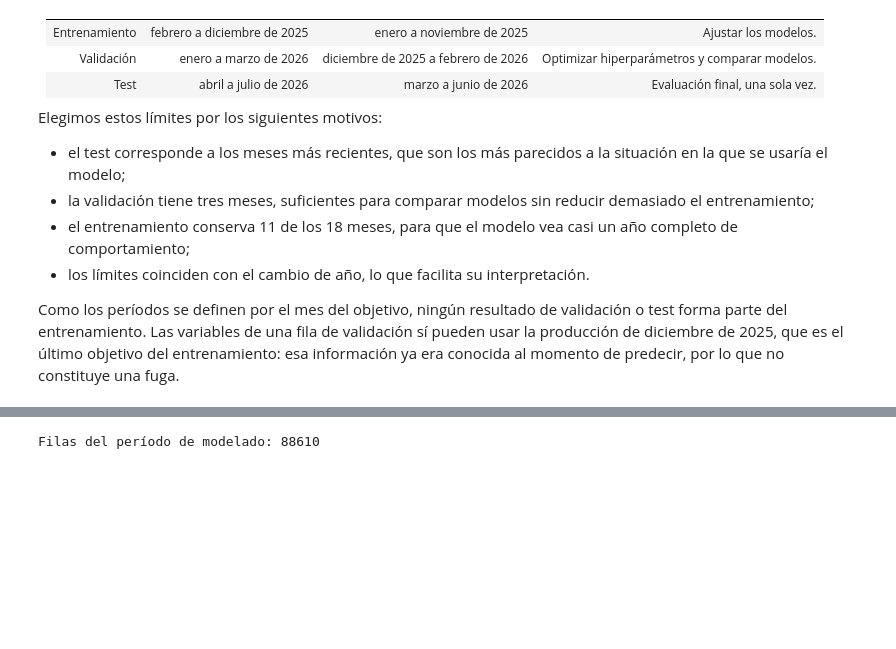
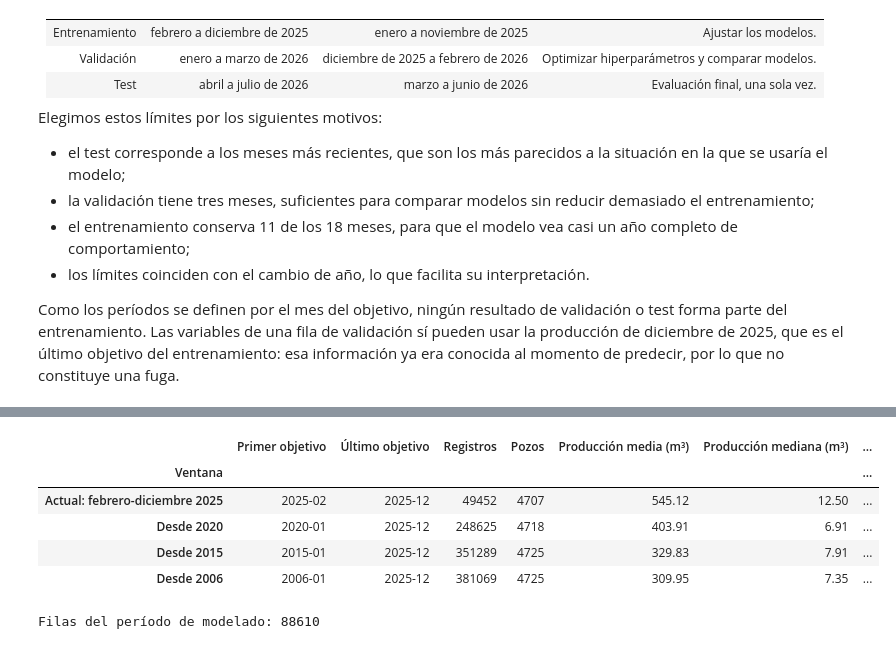
Before and after one commit to alexParedes027/oil-production-prediction, a Jupyter notebook: notebooks/03_feature_engineering.ipynb, the cells around one changed output, grey strips where cells are left out. Saved outputs shown, nothing was run; the diff lists cells and outputs as text; code cells hidden in the pictures; blank space fills up the shorter version.

```diff
--- a/notebooks/03_feature_engineering.ipynb
+++ b/notebooks/03_feature_engineering.ipynb
@@ -680,3 +737,54 @@ Como los períodos se definen por el mes del objetivo, ningún resultado de vali
+# %%
+# Comparamos el tamaño y la distribución de las ventanas candidatas.
+# En todos los casos, los objetivos terminan en diciembre de 2025.
+fin_entrenamiento_candidato = pd.Timestamp("2025-12-01")
+
+ventanas_entrenamiento = {
+    "Actual: febrero-diciembre 2025": pd.Timestamp("2025-02-01"),
+    "Desde 2020": pd.Timestamp("2020-01-01"),
+    "Desde 2015": pd.Timestamp("2015-01-01"),
+    "Desde 2006": pd.Timestamp("2006-01-01"),
+}
+
+resumen_ventanas = []
+
+for nombre, inicio in ventanas_entrenamiento.items():
+    datos_ventana = objetivos_historicos.loc[
+        objetivos_historicos["mes_objetivo"].between(
+            inicio,
+            fin_entrenamiento_candidato,
+        )
+    ]
+
+    resumen_ventanas.append({
+        "Ventana": nombre,
+        "Primer objetivo": inicio.strftime("%Y-%m"),
+        "Último objetivo": fin_entrenamiento_candidato.strftime("%Y-%m"),
+        "Registros": len(datos_ventana),
+        "Pozos": datos_ventana["idpozo"].nunique(),
+        "Producción media (m³)": (
+            datos_ventana["prod_pet_mes_siguiente"].mean()
+        ),
+        "Producción mediana (m³)": (
+            datos_ventana["prod_pet_mes_siguiente"].median()
+        ),
+        "Producción igual a cero (%)": (
+            datos_ventana["prod_pet_mes_siguiente"].eq(0).mean() * 100
+        ),
+    })
+
+display(
+    pd.DataFrame(resumen_ventanas)
+    .set_index("Ventana")
+    .round(2)
+)
+# %% [output]
+|  | Primer objetivo | Último objetivo | Registros | Pozos | Producción media (m³) | Producción mediana (m³) | ... |
+| Ventana |  |  |  |  |  |  | ... |
+| Actual: febrero-diciembre 2025 | 2025-02 | 2025-12 | 49452 | 4707 | 545.12 | 12.50 | ... |
+| Desde 2020 | 2020-01 | 2025-12 | 248625 | 4718 | 403.91 | 6.91 | ... |
+| Desde 2015 | 2015-01 | 2025-12 | 351289 | 4725 | 329.83 | 7.91 | ... |
+| Desde 2006 | 2006-01 | 2025-12 | 381069 | 4725 | 309.95 | 7.35 | ... |
 # %%
 limites_particion = {
     "train": ("2025-02-01", "2025-12-01"),
```
Also changed, not shown: parts of 7 cells of this notebook, 2 other files.
